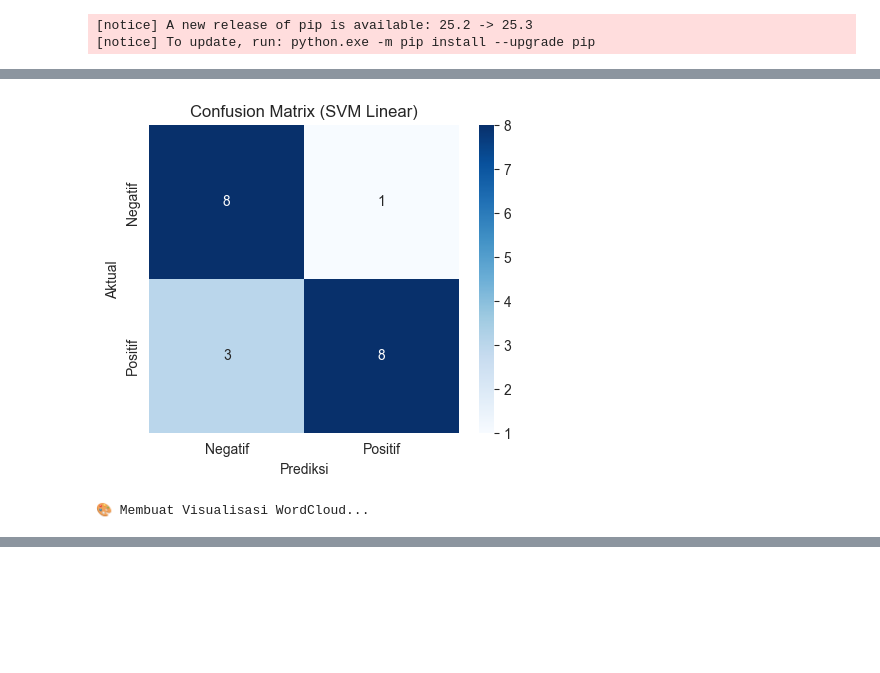
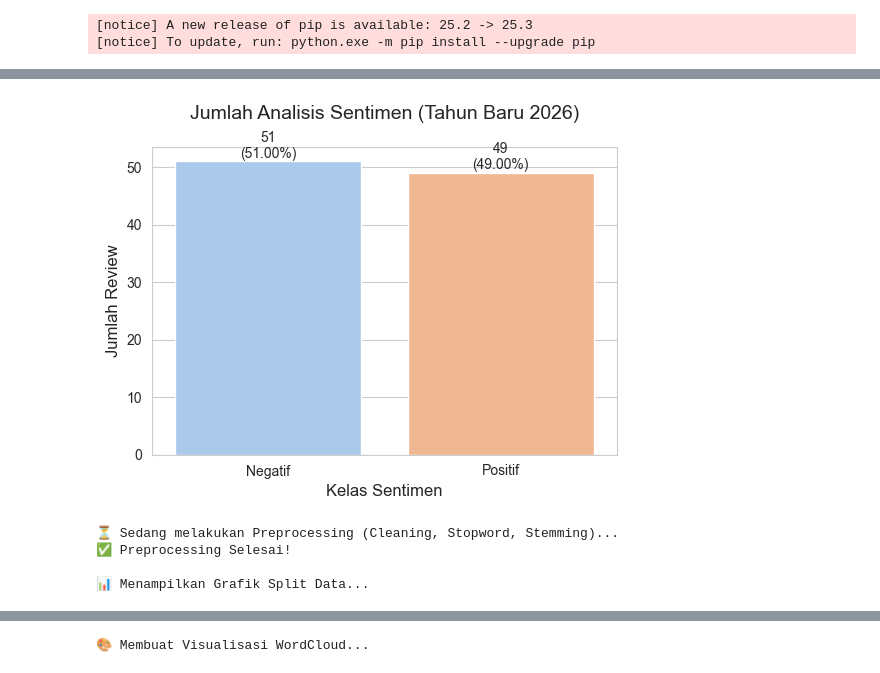
Before and after one commit to NelaNurazizah/TA13_SVM, a Jupyter notebook: ta13_svm.ipynb, the cells around one changed output, grey strips where cells are left out. Saved outputs shown, nothing was run; the diff lists cells and outputs as text; code cells hidden in the pictures; blank space fills up the shorter version.

```diff
--- a/ta13_svm.ipynb
+++ b/ta13_svm.ipynb
@@ -41,7 +10,7 @@ import matplotlib.pyplot as plt
 import seaborn as sns
 import re
 from Sastrawi.Stemmer.StemmerFactory import StemmerFactory
-from Sastrawi.StopWordRemover.StopWordRemoverFactory import StopWordRemoverFactory  # TAMBAHAN
+from Sastrawi.StopWordRemover.StopWordRemoverFactory import StopWordRemoverFactory
 from sklearn.model_selection import train_test_split
 from sklearn.feature_extraction.text import TfidfVectorizer
 from sklearn.svm import SVC
@@ -51,7 +20,6 @@ from wordcloud import WordCloud
 # ==============================================================================
 # 2. LOAD DATASET
 # ==============================================================================
-# Pastikan nama file sesuai
 filename = 'dataset_tahun_baru_2026.csv'
 df = pd.read_csv(filename)
 
@@ -63,33 +31,63 @@ print(f"Total Data: {len(df)}")
 print(df.head())
 
 # ==============================================================================
-# 3. PREPROCESSING LENGKAP (SESUAI MODUL HAL 24)
+# 3. VISUALISASI DATA AWAL (GRAFIK 1: DISTRIBUSI SENTIMEN) -- [DITAMBAHKAN KEMBALI]
 # ==============================================================================
-# Inisialisasi Sastrawi
+print("\n📊 Menampilkan Grafik Distribusi Sentimen...")
+sentiment_count = df['Sentiment_Label'].value_counts()
+
+plt.figure(figsize=(6, 4))
+sns.set_style('whitegrid')
+ax = sns.barplot(x=sentiment_count.index, y=sentiment_count.values, palette='pastel', hue=sentiment_count.index, legend=False)
+
+plt.title('Jumlah Analisis Sentimen (Tahun Baru 2026)', fontsize=14, pad=20)
+plt.xlabel('Kelas Sentimen', fontsize=12)
+plt.ylabel('Jumlah Review', fontsize=12)
+
+# Menambahkan angka di atas batang
+total = len(df)
+for i, count in enumerate(sentiment_count.values):
+    percentage = f'{100 * count / total:.2f}%'
+    ax.text(i, count + 0.10, f'{count}\n({percentage})', ha='center', va='bottom')
+
+plt.show()
+
+# ==============================================================================
+# 4. PREPROCESSING LENGKAP (SESUAI MODUL HAL 24)
+# ==============================================================================
 stemmer = StemmerFactory().create_stemmer()
-stopword_remover = StopWordRemoverFactory().create_stop_word_remover() # TAMBAHAN
+stopword_remover = StopWordRemoverFactory().create_stop_word_remover()
 
 def preprocess_text(text):
-    # 1. Case Folding
     text = str(text).lower()
-    # 2. Filtering (Hapus angka & tanda baca)
     text = re.sub(r'[^a-zA-Z\s]', '', text)
-    # 3. Stopword Removal (Hapus kata hubung: yang, dan, di, dll) -> SESUAI MODUL
     text = stopword_remover.remove(text)
-    # 4. Stemming (Ubah ke kata dasar) -> SESUAI MODUL
     text = stemmer.stem(text)
     return text
 
 print("\n⏳ Sedang melakukan Preprocessing (Cleaning, Stopword, Stemming)...")
 df['clean_text'] = df['text'].apply(preprocess_text)
 print("✅ Preprocessing Selesai!")
-print("Contoh Hasil:\n", df[['text', 'clean_text']].head())
 
 # ==============================================================================
-# 4. SPLIT DATA & TF-IDF (SESUAI MODUL HAL 25)
+# 5. SPLIT DATA & TF-IDF (SESUAI MODUL HAL 25)
 # ==============================================================================
-# Split 80% Training, 20% Testing
 X_train, X_test, y_train, y_test = train_test_split(df['clean_text'], df['label'], test_size=0.2, random_state=42)
+
+# --- VISUALISASI SPLIT DATA (GRAFIK 2: LATIH VS UJI) -- [DITAMBAHKAN KEMBALI] ---
+print("\n📊 Menampilkan Grafik Split Data...")
+plt.figure(figsize=(6, 5))
+bars = plt.bar(['Data Latih', 'Data Uji'], [len(X_train), len(X_test)], color=['green', 'red'])
+
+# Menambahkan label angka
+for bar in bars:
+    height = bar.get_height()
+    plt.text(bar.get_x() + bar.get_width()/2, height + 0.5, f'{height}', ha='center', va='bottom')
+
+plt.title('Perbandingan Jumlah Data Latih vs Data Uji')
+plt.ylabel('Jumlah Data')
+plt.show()
+# --------------------------------------------------------------------------------
 
 # TF-IDF Vectorization
 vectorizer = TfidfVectorizer()
@@ -100,33 +98,27 @@ print(f"\nJumlah Data Latih: {X_train.shape[0]}")
 print(f"Jumlah Data Uji: {X_test.shape[0]}")
 
 # ==============================================================================
-# 5. TRAINING & BANDINGKAN KERNEL (SESUAI MODUL POIN C.3)
+# 6. TRAINING & BANDINGKAN KERNEL (SESUAI MODUL POIN C.3)
 # ==============================================================================
-# Kita buat fungsi agar bisa membandingkan Kernel Linear vs RBF
 def train_evaluate_svm(kernel_type):
     print(f"\n--- Training SVM dengan Kernel: {kernel_type.upper()} ---")
     model = SVC(kernel=kernel_type, C=1.0)
     model.fit(X_train_vec, y_train)
 
-    # Prediksi
     y_pred = model.predict(X_test_vec)
     acc = accuracy_score(y_test, y_pred)
 
     print(f"Akurasi {kernel_type.upper()}: {acc*100:.2f}%")
     print(classification_report(y_test, y_pred, target_names=['Negatif', 'Positif']))
-
     return y_pred, acc
 
-# 1. Jalankan Kernel LINEAR (Biasanya lebih bagus buat teks)
+# Bandingkan Linear vs RBF
 y_pred_linear, acc_linear = train_evaluate_svm('linear')
-
-# 2. Jalankan Kernel RBF (Buat perbandingan di laporan)
 y_pred_rbf, acc_rbf = train_evaluate_svm('rbf')
 
 # ==============================================================================
-# 6. VISUALISASI CONFUSION MATRIX (UNTUK KERNEL TERBAIK)
+# 7. VISUALISASI CONFUSION MATRIX
 # ==============================================================================
-# Kita ambil hasil Kernel Linear saja untuk divisualisasikan
 cm = confusion_matrix(y_test, y_pred_linear)
 plt.figure(figsize=(5, 4))
 sns.heatmap(cm, annot=True, fmt='d', cmap='Blues', xticklabels=['Negatif', 'Positif'], yticklabels=['Negatif', 'Positif'])
@@ -136,10 +128,9 @@ plt.xlabel('Prediksi')
 plt.show()
 
 # ==============================================================================
-# 7. WORDCLOUD (SESUAI MODUL POIN C.4)
+# 8. VISUALISASI WORDCLOUD
 # ==============================================================================
 print("\n🎨 Membuat Visualisasi WordCloud...")
-# Gabungkan teks berdasarkan label asli
 text_pos = ' '.join(df[df['label']==1]['clean_text'])
 text_neg = ' '.join(df[df['label']==0]['clean_text'])
 
@@ -151,8 +142,8 @@ def plot_wordcloud(text, title, color):
     plt.title(title)
     plt.show()
 
-plot_wordcloud(text_pos, "WordCloud - Sentimen POSITIF (Tahun Baru)", "Greens")
-plot_wordcloud(text_neg, "WordCloud - Sentimen NEGATIF (Tahun Baru)", "Reds")
+plot_wordcloud(text_pos, "WordCloud - Sentimen POSITIF", "Greens")
+plot_wordcloud(text_neg, "WordCloud - Sentimen NEGATIF", "Reds")
 # %% [output]
 [notice] A new release of pip is available: 25.2 -> 25.3
 [notice] To update, run: python.exe -m pip install --upgrade pip
@@ -176,2 +160,5 @@ weighted avg       0.86      0.80      0.80        20
-[figure, old version]
+[figure, new version]
-🎨 Membuat Visualisasi WordCloud...
+⏳ Sedang melakukan Preprocessing (Cleaning, Stopword, Stemming)...
+✅ Preprocessing Selesai!
+
+📊 Menampilkan Grafik Split Data...
@@ -179,0 +184 @@ weighted avg       0.86      0.80      0.80        20
+🎨 Membuat Visualisasi WordCloud...
```
Also changed, not shown: parts of 3 cells of this notebook, 1 other file.
